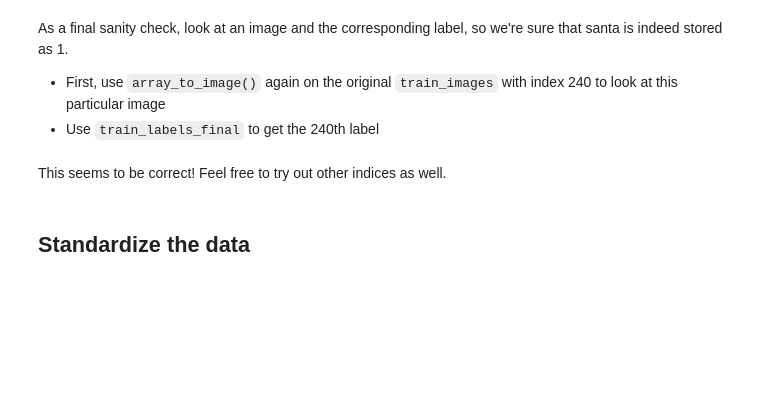
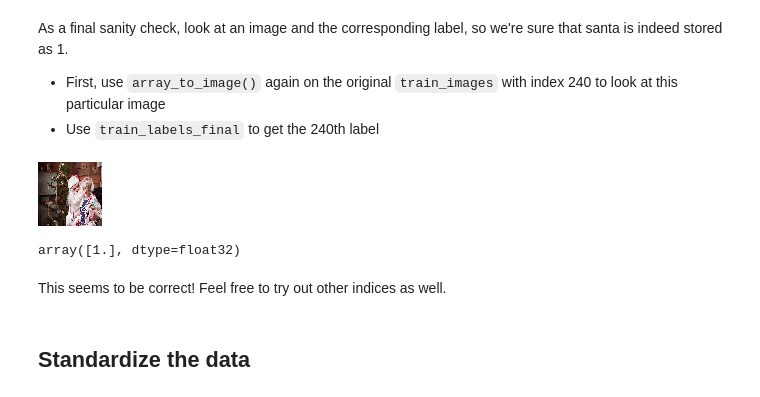
Before and after one commit to rcauvy/dsc-introduction-to-neural-networks-lab, a Jupyter notebook: index.ipynb, the cells around one changed output. Saved outputs shown, nothing was run; the diff lists cells and outputs as text; code cells hidden in the pictures; blank space fills up the shorter version.

```diff
--- a/index.ipynb
+++ b/index.ipynb
@@ -145,8 +162,14 @@ As a final sanity check, look at an image and the corresponding label, so we're
 - Use `train_labels_final` to get the 240th label
 # %%
 # Preview train image at index 240
+array_to_img(train_images[240])
+# %% [output]
+[figure, added]
 # %%
 # Preview train label at index 240
+train_labels_final[:,240]
+# %% [output]
+array([1.], dtype=float32)
 # %% [markdown]
 This seems to be correct! Feel free to try out other indices as well.
 # %% [markdown]
```
Also changed, not shown: parts of 24 cells of this notebook.
